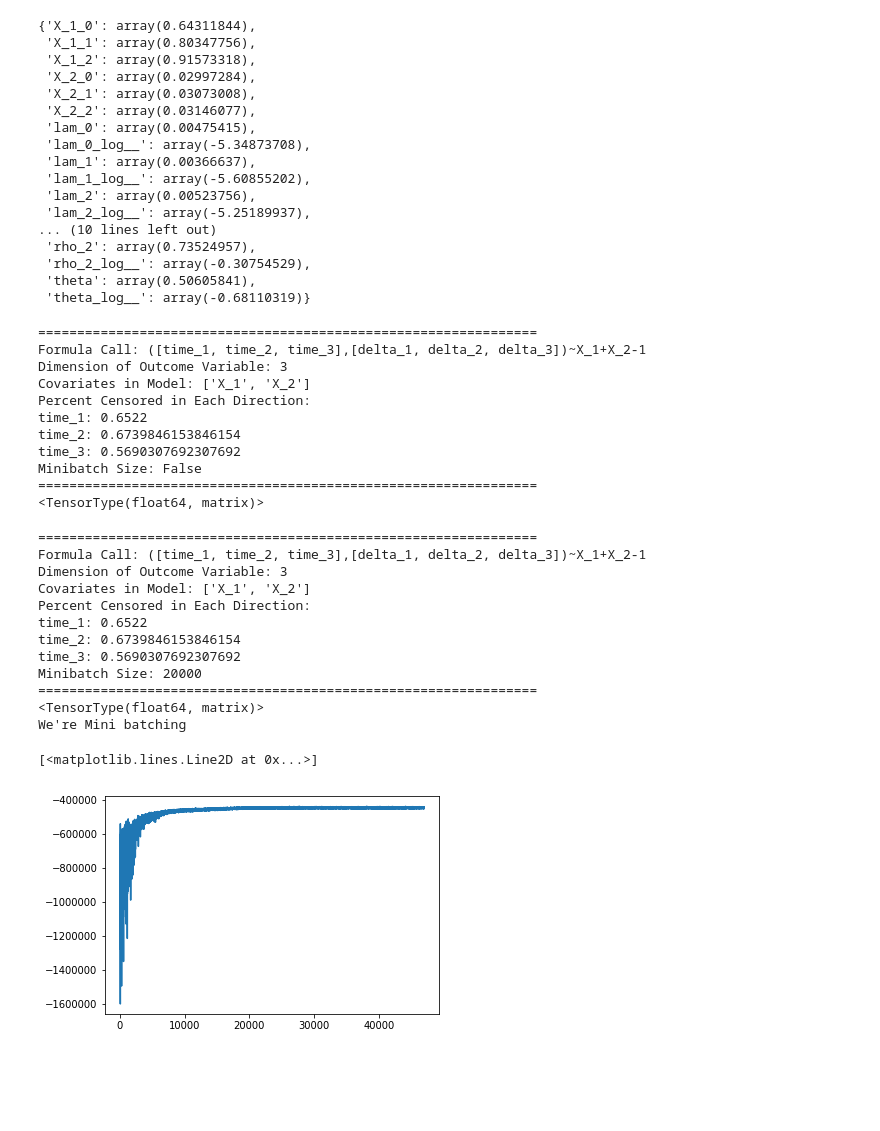
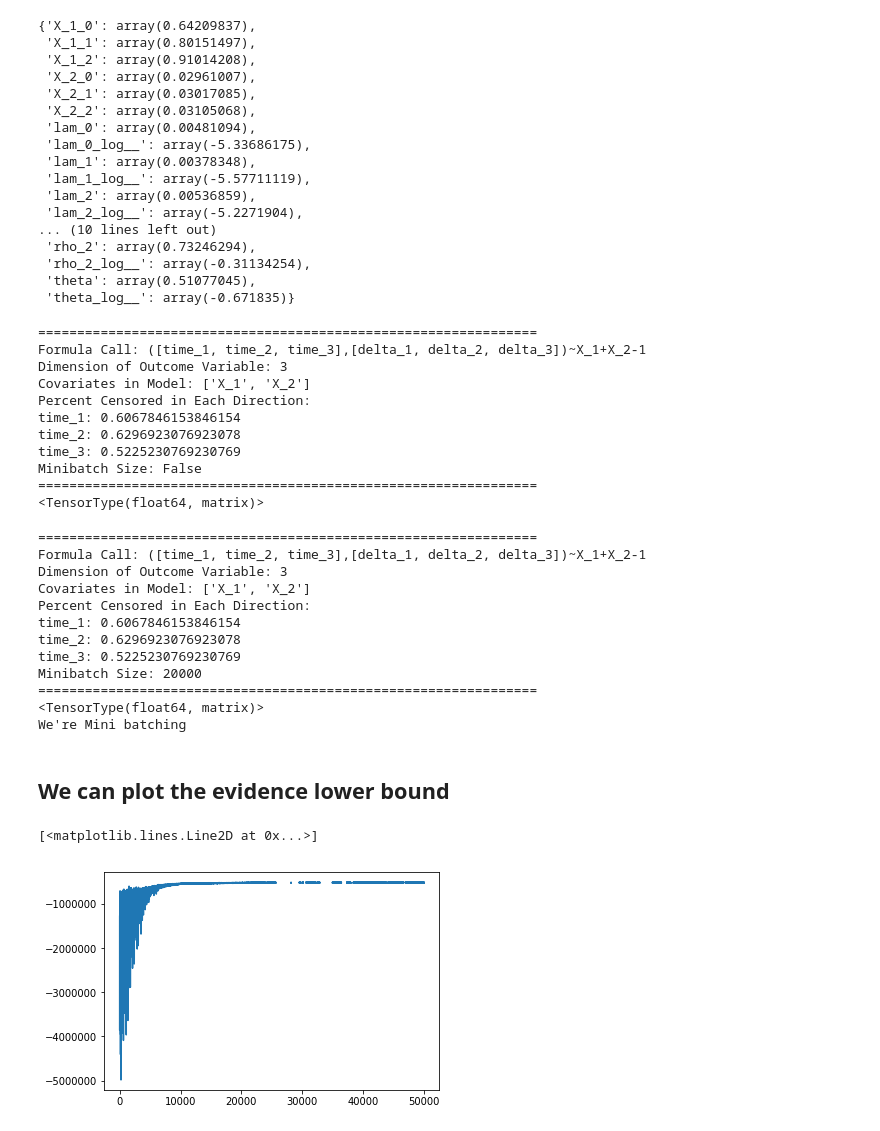
Before and after one commit to schluedj/bayleaf, a Jupyter notebook: Demo.ipynb, the cells around one changed output. Drawn from its saved outputs; the diff is of its cells as text; code cells hidden in the pictures; blank space fills up the shorter version.

```diff
--- a/Demo.ipynb
+++ b/Demo.ipynb
@@ -9,7 +14,4 @@ import theano.tensor as tt
 # %%
-import pandas as pd
-FLOAT_EPS = np.finfo(float).eps
-np.random.seed(34333823)
 n = 65000
 ## generate gamma frailty according to parameters \theta^{-1}
 theta = .510
@@ -91,8 +93,8 @@ data = sim_weibull_frail_generalized(betas=βs,
                               X = X,
                               lam = λk,
                               rho = ρk,
-                              maxtime=200,
-                              cens_end = 300,
+                              maxtime=300,
+                              cens_end = 390,
                               r = r_true ,k=3, first=False, n=n)
 # %%
 data.head(10)
@@ -115,23 +117,23 @@ with pm.Model() as m1:
 # %%
 MAP_this
 # %% [output]
-{'X_1_0': array(0.64311844),
- 'X_1_1': array(0.80347756),
- 'X_1_2': array(0.91573318),
- 'X_2_0': array(0.02997284),
- 'X_2_1': array(0.03073008),
- 'X_2_2': array(0.03146077),
- 'lam_0': array(0.00475415),
- 'lam_0_log__': array(-5.34873708),
- 'lam_1': array(0.00366637),
- 'lam_1_log__': array(-5.60855202),
- 'lam_2': array(0.00523756),
- 'lam_2_log__': array(-5.25189937),
+{'X_1_0': array(0.64209837),
+ 'X_1_1': array(0.80151497),
+ 'X_1_2': array(0.91014208),
+ 'X_2_0': array(0.02961007),
+ 'X_2_1': array(0.03017085),
+ 'X_2_2': array(0.03105068),
+ 'lam_0': array(0.00481094),
+ 'lam_0_log__': array(-5.33686175),
+ 'lam_1': array(0.00378348),
+ 'lam_1_log__': array(-5.57711119),
+ 'lam_2': array(0.00536859),
+ 'lam_2_log__': array(-5.2271904),
 ... (10 lines left out)
- 'rho_2': array(0.73524957),
- 'rho_2_log__': array(-0.30754529),
- 'theta': array(0.50605841),
- 'theta_log__': array(-0.68110319)}
+ 'rho_2': array(0.73246294),
+ 'rho_2_log__': array(-0.31134254),
+ 'theta': array(0.51077045),
+ 'theta_log__': array(-0.671835)}
 # %%
 with pm.Model() as m2:
     bf.Frailty_FixMAP.from_formula('([time_1, time_2, time_3],[delta_1, delta_2, delta_3])~X_1+X_2-1',
@@ -143,16 +145,16 @@ Formula Call: ([time_1, time_2, time_3],[delta_1, delta_2, delta_3])~X_1+X_2-1
 Dimension of Outcome Variable: 3
 Covariates in Model: ['X_1', 'X_2']
 Percent Censored in Each Direction:
-time_1: 0.6522
-time_2: 0.6739846153846154
-time_3: 0.5690307692307692
+time_1: 0.6067846153846154
+time_2: 0.6296923076923078
+time_3: 0.5225230769230769
 Minibatch Size: False
 ================================================================
 <TensorType(float64, matrix)>
 # %%
 with pm.Model() as m3:
     bf.Frailty_FixMAP.from_formula('([time_1, time_2, time_3],[delta_1, delta_2, delta_3])~X_1+X_2-1',
-                                   data = data, MAP = MAP_this, minibatch =20000)
+                                   data = data, MAP = MAP_this, minibatch = 20000)
     approx = pm.fit(50000, method = pm.FullRankADVI(), start = MAP2)
 # %% [output]
 ================================================================
@@ -160,18 +162,20 @@ Formula Call: ([time_1, time_2, time_3],[delta_1, delta_2, delta_3])~X_1+X_2-1
 Dimension of Outcome Variable: 3
 Covariates in Model: ['X_1', 'X_2']
 Percent Censored in Each Direction:
-time_1: 0.6522
-time_2: 0.6739846153846154
-time_3: 0.5690307692307692
+time_1: 0.6067846153846154
+time_2: 0.6296923076923078
+time_3: 0.5225230769230769
 Minibatch Size: 20000
 ================================================================
 <TensorType(float64, matrix)>
 We're Mini batching
+# %% [markdown]
+## We can plot the evidence lower bound
 # %%
-plt.plot(-approx.hist[3000:])
+plt.plot(-approx.hist)
 # %% [output]
 [<matplotlib.lines.Line2D at 0x...>]
-[figure, old version]
+[figure, new version]
 # %%
 with m3:
     variational_trace_save = approx.sample(5000)
```
Also changed, not shown: parts of 10 cells of this notebook, 1 other file.
